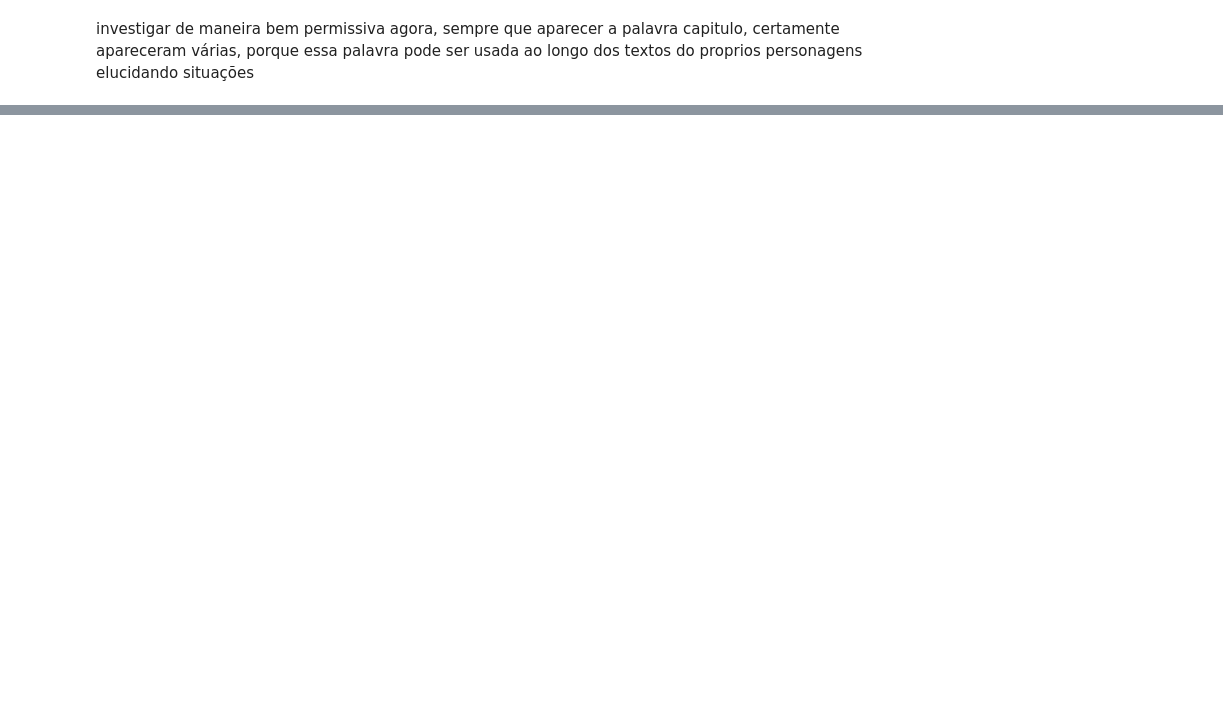
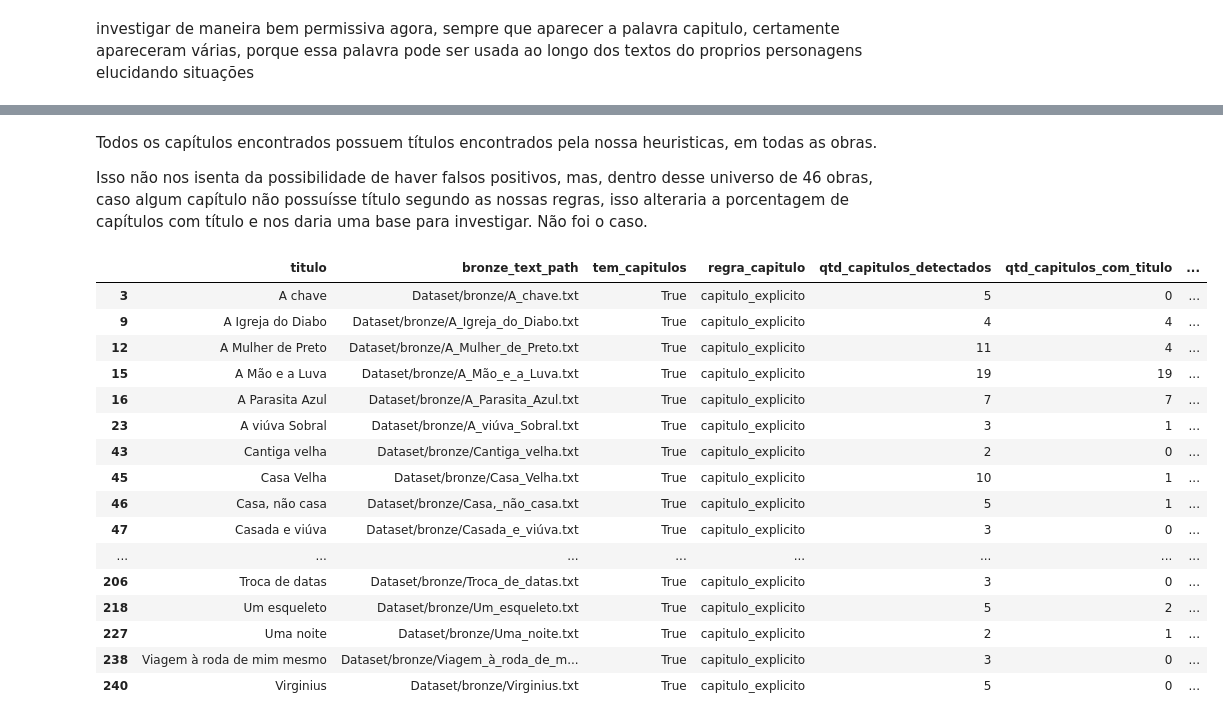
Before and after one commit to Gusreis7/ACartomanteRAG, a Jupyter notebook: AED/ExploreEstrategiaChunks.ipynb, the cells around one changed output, grey strips where cells are left out. Drawn from its saved outputs; the diff is of its cells as text; code cells hidden in the pictures; blank space fills up the shorter version.

```diff
--- a/AED/ExploreEstrategiaChunks.ipynb
+++ b/AED/ExploreEstrategiaChunks.ipynb
@@ -1133,8 +1242,7 @@ for _, row in suspeitos.iterrows():
     print(
         f"palavra_capitulo: {row['palavra_capitulo']} | "
         f"romano_isolado: {row['romano_isolado']} | "
-        f"parte: {row['parte']} | "
-        f"livro: {row['livro']} | "
+        f"livro: {row['titulo']} | "
         f"total_sinais: {row['total_sinais']}"
     )
 
@@ -1170,0 +1591,30 @@ ARQUIVO: Dataset/bronze/A_mulher_Pálida.txt
+# %%
+PROJECT_ROOT = Path("..")
+
+METADATA_PATH = (
+    PROJECT_ROOT
+    / "Dataset"
+    / "metadata"
+    / "bronze"
+    / "obras_machado_assis_bronze.csv"
+)
+
+
+df = pd.read_csv(
+    METADATA_PATH
+)
+
+df_obras = df[
+    (~df["is_carta"])
+    & (~df["is_coletanea"])
+].copy()
+
+print(
+    "Total no metadata:",
+    len(df),
+)
+
+print(
+    "Obras avaliadas:",
+    len(df_obras),
+)
@@ -1170,0 +1986,27 @@ ARQUIVO: Dataset/bronze/A_mulher_Pálida.txt
+# %% [markdown]
+Todos os capítulos encontrados possuem títulos encontrados pela nossa heuristicas, em todas as obras.
+
+Isso não nos isenta da possibilidade de haver falsos positivos, mas, dentro desse universo de 46 obras, caso algum capítulo não possuísse título segundo as nossas regras, isso alteraria a porcentagem de capítulos com título e nos daria uma base para investigar. Não foi o caso.
+# %%
+df_capitulos.loc[
+    (df_capitulos["tem_capitulos"])
+    & (df_capitulos["regra_capitulo"] == "capitulo_explicito")
+]
+# %% [output]
+|  | titulo | bronze_text_path | tem_capitulos | regra_capitulo | qtd_capitulos_detectados | qtd_capitulos_com_titulo | ... |
+| 3 | A chave | Dataset/bronze/A_chave.txt | True | capitulo_explicito | 5 | 0 | ... |
+| 9 | A Igreja do Diabo | Dataset/bronze/A_Igreja_do_Diabo.txt | True | capitulo_explicito | 4 | 4 | ... |
+| 12 | A Mulher de Preto | Dataset/bronze/A_Mulher_de_Preto.txt | True | capitulo_explicito | 11 | 4 | ... |
+| 15 | A Mão e a Luva | Dataset/bronze/A_Mão_e_a_Luva.txt | True | capitulo_explicito | 19 | 19 | ... |
+| 16 | A Parasita Azul | Dataset/bronze/A_Parasita_Azul.txt | True | capitulo_explicito | 7 | 7 | ... |
+| 23 | A viúva Sobral | Dataset/bronze/A_viúva_Sobral.txt | True | capitulo_explicito | 3 | 1 | ... |
+| 43 | Cantiga velha | Dataset/bronze/Cantiga_velha.txt | True | capitulo_explicito | 2 | 0 | ... |
+| 45 | Casa Velha | Dataset/bronze/Casa_Velha.txt | True | capitulo_explicito | 10 | 1 | ... |
+| 46 | Casa, não casa | Dataset/bronze/Casa,_não_casa.txt | True | capitulo_explicito | 5 | 1 | ... |
+| 47 | Casada e viúva | Dataset/bronze/Casada_e_viúva.txt | True | capitulo_explicito | 3 | 0 | ... |
+| ... | ... | ... | ... | ... | ... | ... | ... |
+| 206 | Troca de datas | Dataset/bronze/Troca_de_datas.txt | True | capitulo_explicito | 3 | 0 | ... |
+| 218 | Um esqueleto | Dataset/bronze/Um_esqueleto.txt | True | capitulo_explicito | 5 | 2 | ... |
+| 227 | Uma noite | Dataset/bronze/Uma_noite.txt | True | capitulo_explicito | 2 | 1 | ... |
+| 238 | Viagem à roda de mim mesmo | Dataset/bronze/Viagem_à_roda_de_m... | True | capitulo_explicito | 3 | 0 | ... |
+| 240 | Virginius | Dataset/bronze/Virginius.txt | True | capitulo_explicito | 5 | 0 | ... |
```
Also changed, not shown: parts of 68 cells of this notebook.
